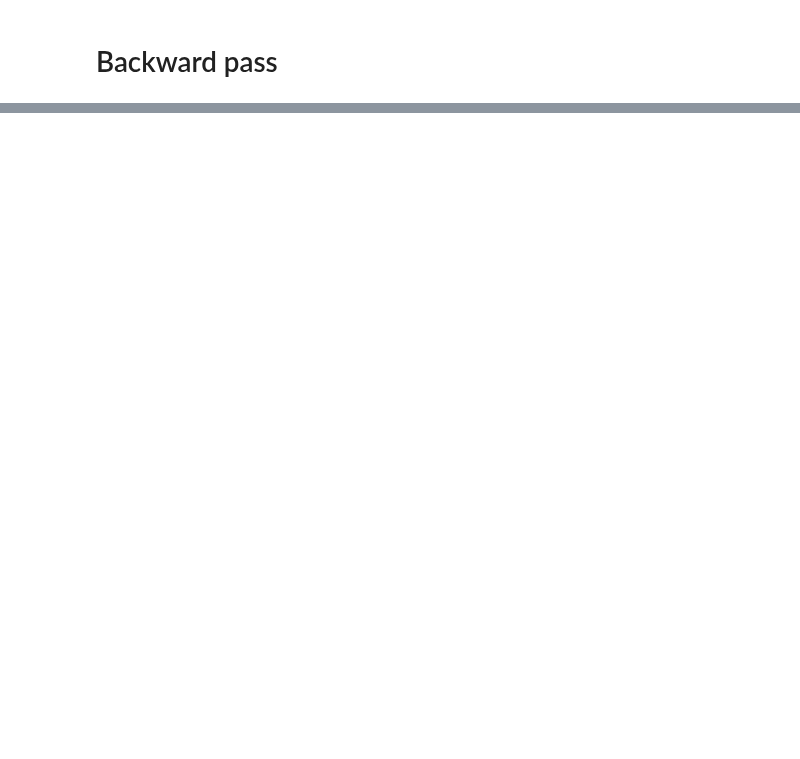
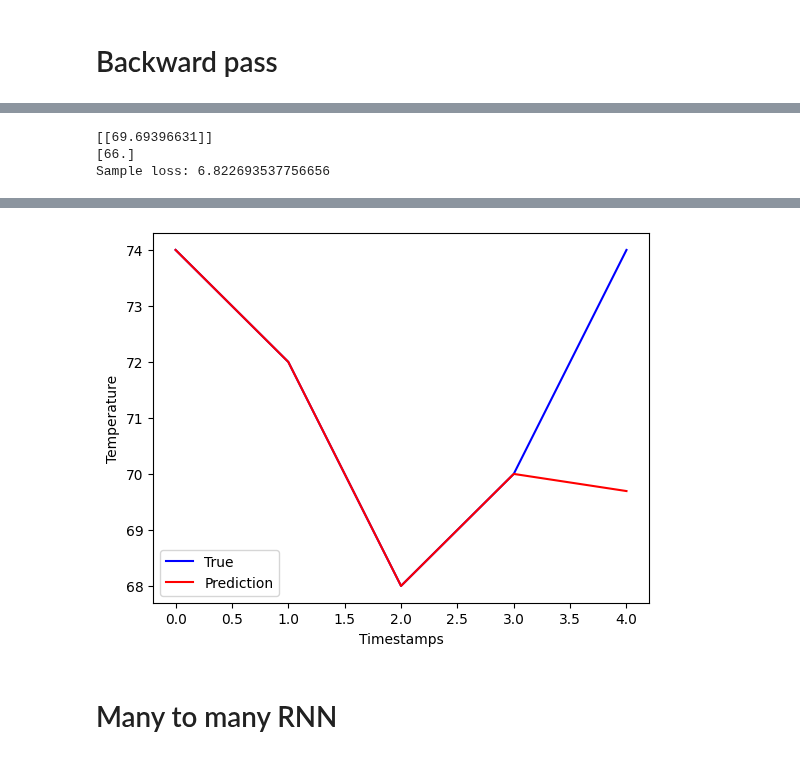
Before and after one commit to daredevil9215/DLFS, a Jupyter notebook: RecurrentNeuralNetwork.ipynb, the cells around one changed output, grey strips where cells are left out. Cells and saved outputs as stored; diff of their text form; code cells hidden in the pictures; blank space fills up the shorter version.

```diff
--- a/RecurrentNeuralNetwork.ipynb
+++ b/RecurrentNeuralNetwork.ipynb
@@ -517,0 +542,8 @@ Loss: 22.57726299925871
+# %%
+seq_len = 30
+
+X_train_seq, y_train_seq = convert_data_to_sequence(X_train, y_train.reshape(-1, 1), seq_len)
+X_test_seq, y_test_seq = convert_data_to_sequence(X_test, y_test.reshape(-1, 1), seq_len)
+
+print(f'X_train_seq: {X_train_seq.shape}, y_train_seq: {y_train_seq.shape}')
+print(f'X_test_seq: {X_test_seq.shape}, y_test_seq: {y_test_seq.shape}')
@@ -517,0 +553,11 @@ Loss: 22.57726299925871
+# %%
+np.random.seed(0)
+
+layers = [RecurrentLayer(3, 4),
+          DenseLayer(4, 1),
+          ]
+
+lr = 1e-4
+
+model = Model(layers=layers, loss_function=MSE_Loss(), optimizer=Optimizer_SGD(learning_rate=lr))
+model.train(X_train_seq, y_train_seq, epochs=50, batch_size=1, print_every=10)
@@ -517,0 +571,38 @@ Loss: 22.57726299925871
+# %%
+from random import randint
+
+idx = randint(0, len(X_test_seq))
+sample = X_test_seq[idx].reshape(1, *X_test_seq[0].shape)
+y_pred = model.predict(sample)
+print(y_pred)
+print(y_test_seq[idx])
+print(f'Sample loss: {model.loss_function.calculate(y_pred.reshape(-1), y_test_seq[idx])}')
+# %% [output]
+[[69.69396631]]
+[66.]
+Sample loss: 6.822693537756656
+# %%
+timestamps = 5
+x = np.array([x for x in range(timestamps)])
+
+rand_idx = randint(0, len(X_test_seq) - timestamps)
+y_true_one = y_test_seq[rand_idx]
+
+x_pred = X_test_seq[rand_idx].reshape(1, *X_test_seq[0].shape)
+y_pred_one = model.predict(x_pred).reshape(-1)
+
+print(f'Sequence loss: {model.loss_function.calculate(y_pred_one, y_true_one)}')
+
+y_true = y_test_seq[rand_idx:rand_idx+timestamps]
+y_pred = list(y_true.copy())
+y_pred.pop()
+y_pred.append(y_pred_one)
+y_pred = np.array(y_pred)
+
+plt.plot(x, y_true, color='blue', label="True")
+plt.plot(x, y_pred, color="red", label="Prediction")
+plt.xlabel('Timestamps')
+plt.ylabel('Temperature')
+plt.legend()
+plt.show()
+# %% [output]
@@ -517,0 +610,3 @@ Loss: 22.57726299925871
+[figure, added]
+# %% [markdown]
+# Many to many RNN
```
Also changed, not shown: parts of 46 cells of this notebook.
